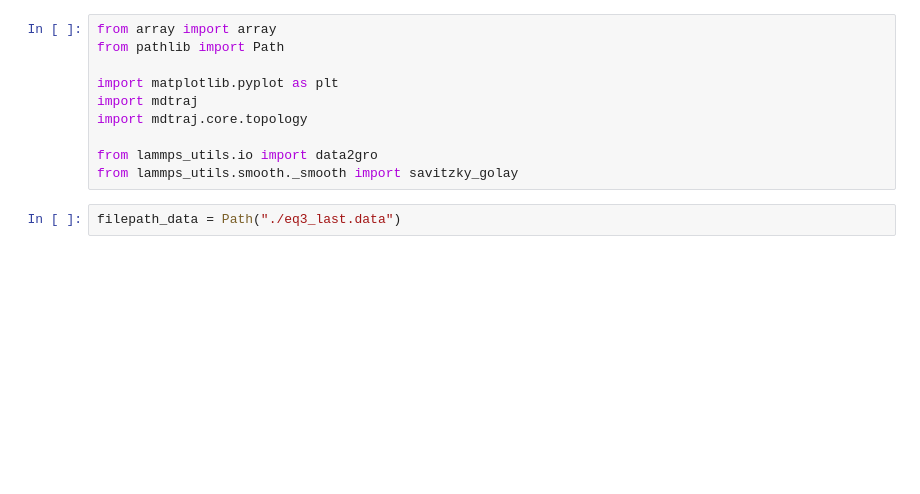
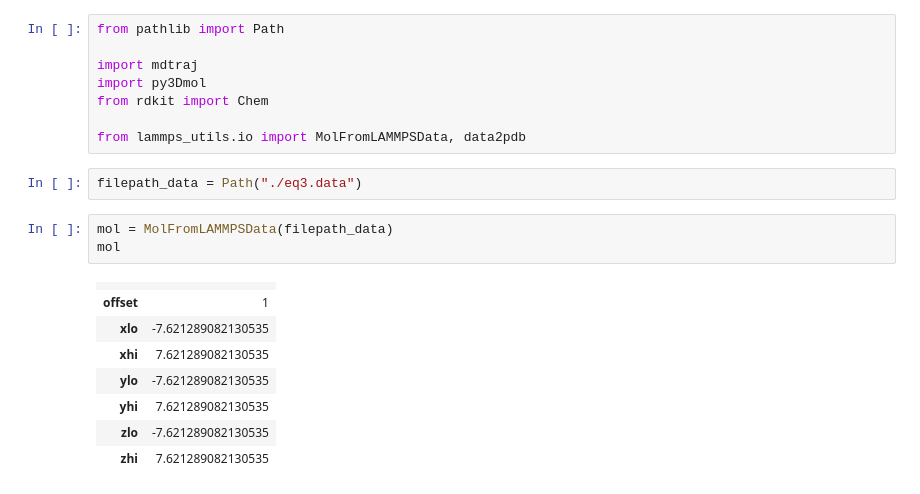
Before and after one commit to yu9824/lammps-utils, a Jupyter notebook: examples/mdtraj.ipynb, the cells around one changed output. Saved outputs shown, nothing was run; the diff lists cells and outputs as text; blank space fills up the shorter version.

```diff
--- a/examples/mdtraj.ipynb
+++ b/examples/mdtraj.ipynb
@@ -1,12 +1,22 @@
 # %%
-from array import array
 from pathlib import Path
 
-import matplotlib.pyplot as plt
 import mdtraj
-import mdtraj.core.topology
+import py3Dmol
+from rdkit import Chem
 
-from lammps_utils.io import data2gro
-from lammps_utils.smooth._smooth import savitzky_golay
+from lammps_utils.io import MolFromLAMMPSData, data2pdb
 # %%
-filepath_data = Path("./eq3_last.data")
+filepath_data = Path("./eq3.data")
+# %%
+mol = MolFromLAMMPSData(filepath_data)
+mol
+# %% [output]
+|  |  |
+| offset | 1 |
+| xlo | -7.621289082130535 |
+| xhi | 7.621289082130535 |
+| ylo | -7.621289082130535 |
+| yhi | 7.621289082130535 |
+| zlo | -7.621289082130535 |
+| zhi | 7.621289082130535 |
```
Also changed, not shown: parts of 13 cells of this notebook, 1 other file.
